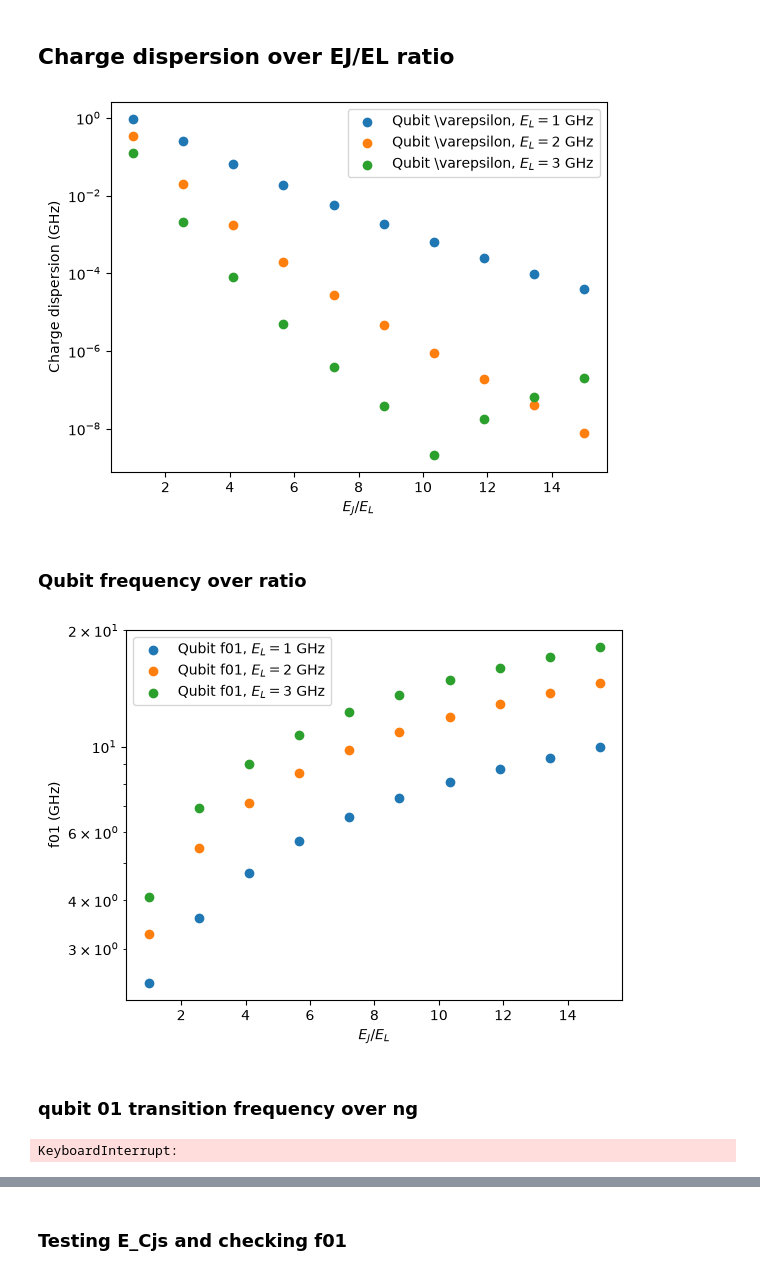
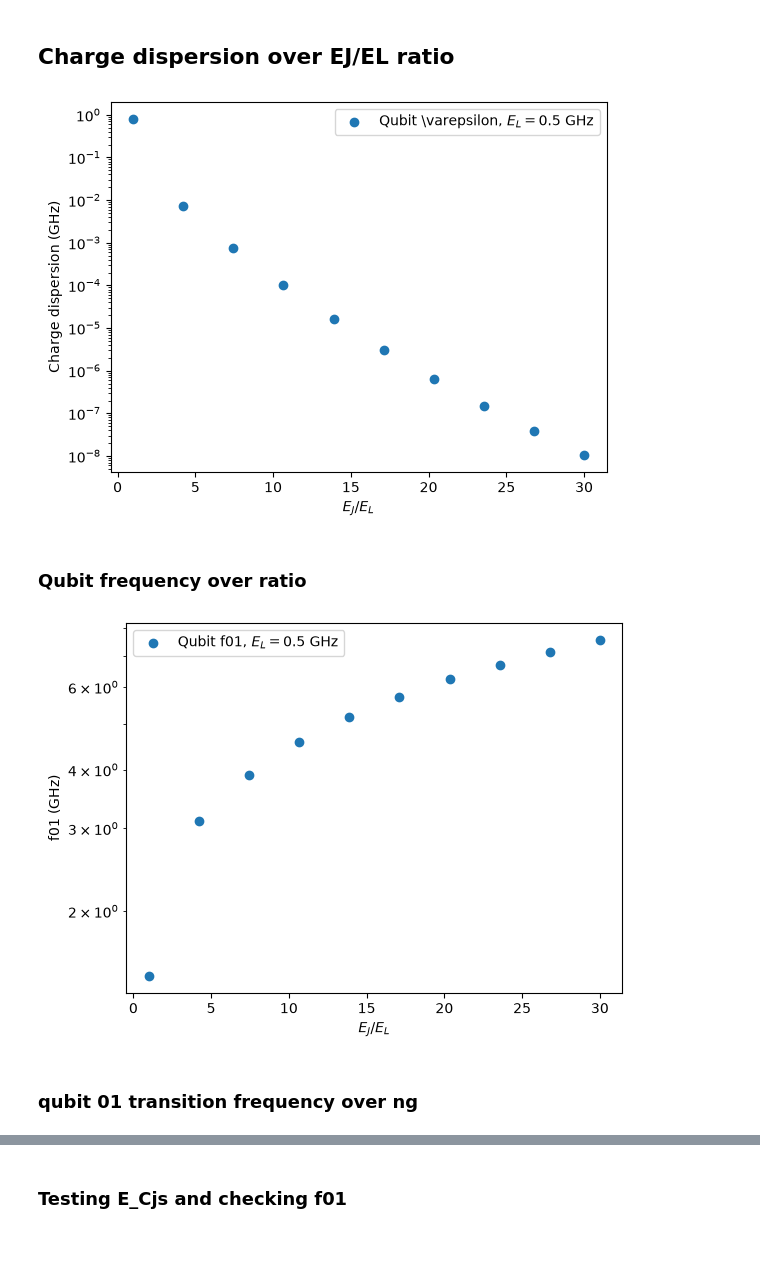
Before and after one commit to tyrasamenius/fluxonium_readout, a Jupyter notebook: Double_fluxonium_notebook.ipynb, the cells around one changed output, grey strips where cells are left out. Saved outputs shown, nothing was run; the diff lists cells and outputs as text; code cells hidden in the pictures; blank space fills up the shorter version.

```diff
--- a/Double_fluxonium_notebook.ipynb
+++ b/Double_fluxonium_notebook.ipynb
@@ -72,15 +72,15 @@ def Ecs_from_caps_qir(cap_matrix):
 ## Define DJF circuit parameters and initialize
 # %%
 # Energies in GHz and capacitances in fF.
-E_L = 1
-E_cj = 1
+E_L = 0.5
+E_cj = 0.5
 C_J = ECJ_to_CJ(E_cj)
 print(C_J)
 C_J1 = C_J
 C_J2 = C_J
-C = 0
-E_J1 = E_cj * 8
-E_J2 = E_cj * 8
+C = 39
+E_J1 = E_L * 15
+E_J2 = E_L * 15
 print(f"EJ={E_J2}")
 E_cq, E_ci = Ecs_from_caps_qi(C_J1, C_J2, C)
 print(f"E_cq = {E_cq:.3f} GHz, E_ci = {E_ci:.3f} GHz")
@@ -193,32 +226,32 @@ plt.show()
 ## Charge dispersion over EJ/EL ratio
 # %%
 # Parameter sweep
-ratio_values = np.linspace(1, 15, 10)  # GHz
+ratio_values = np.linspace(1, 30, 10)  # GHz
 ng_values = np.linspace(0, 0.5, 5)
-EL_values = [1, 2, 3]
+EL_values = [0.5]
 
-CJ_l = 19
+CJ_l = 38
 C_l = 0
 
 ratio_values, EL_values, qubit_dispersion, mediator_dispersion, qubit_0_frequencies = dflux1.charge_dispersion_EJ_over_EL_sweep(ratio_values, EL_values, 2*np.pi, CJ_l, C_l, ng_values, n_levels=4)
 
 
 for i, EL in enumerate(EL_values):
 
     plt.scatter(
         ratio_values,
         qubit_dispersion[i],
         label=fr"Qubit \varepsilon, $E_L={EL}$ GHz",
     )
 
 
 plt.yscale("log")
 plt.xlabel(r"$E_J/E_{L}$")
 plt.ylabel("Charge dispersion (GHz)")
 plt.legend()
 plt.show()
 # %% [output]
-[figure, old version]
+[figure, new version]
 # %% [markdown]
 ### Qubit frequency over ratio
 # %%
@@ -237,37 +270,6 @@ plt.ylabel("f01 (GHz)")
 plt.legend()
 plt.show()
 # %% [output]
-[figure, old version]
+[figure, new version]
 # %% [markdown]
 ### qubit 01 transition frequency over ng
-# %%
-C_J1 = 16
-C_J2 = 16
-C = 0
-E_L = 1
-E_J1 = 8
-
-dflux2 = Double_Junc_Fluxonium(E_J1, E_J2, C_J1, C_J2, C, E_L, delta_phi = 0.05,
-                   nbr_periods = 4, N_charge=21)
-
-ng_vals = np.linspace(0, 1, 101)
-phi_e = np.pi
-
-f01 = []
-
-for ng in ng_vals:
-    energies, states = dflux2.eigenstates_symm(
-        E_cq, E_ci, phi_e, N_levels=2, ng=ng
-    )
-    f01.append(energies[1] - energies[0])
-
-plt.figure(figsize=(7, 4))
-plt.plot(ng_vals, f01)
-plt.xlabel(r"$n_g$")
-plt.ylabel(r"$f_{01}$ (GHz)")
-plt.xlim(0, 1)
-plt.grid(alpha=0.3)
-plt.tight_layout()
-plt.show()
-# %% [output]
-KeyboardInterrupt:
```
Also changed, not shown: parts of 17 cells of this notebook.
